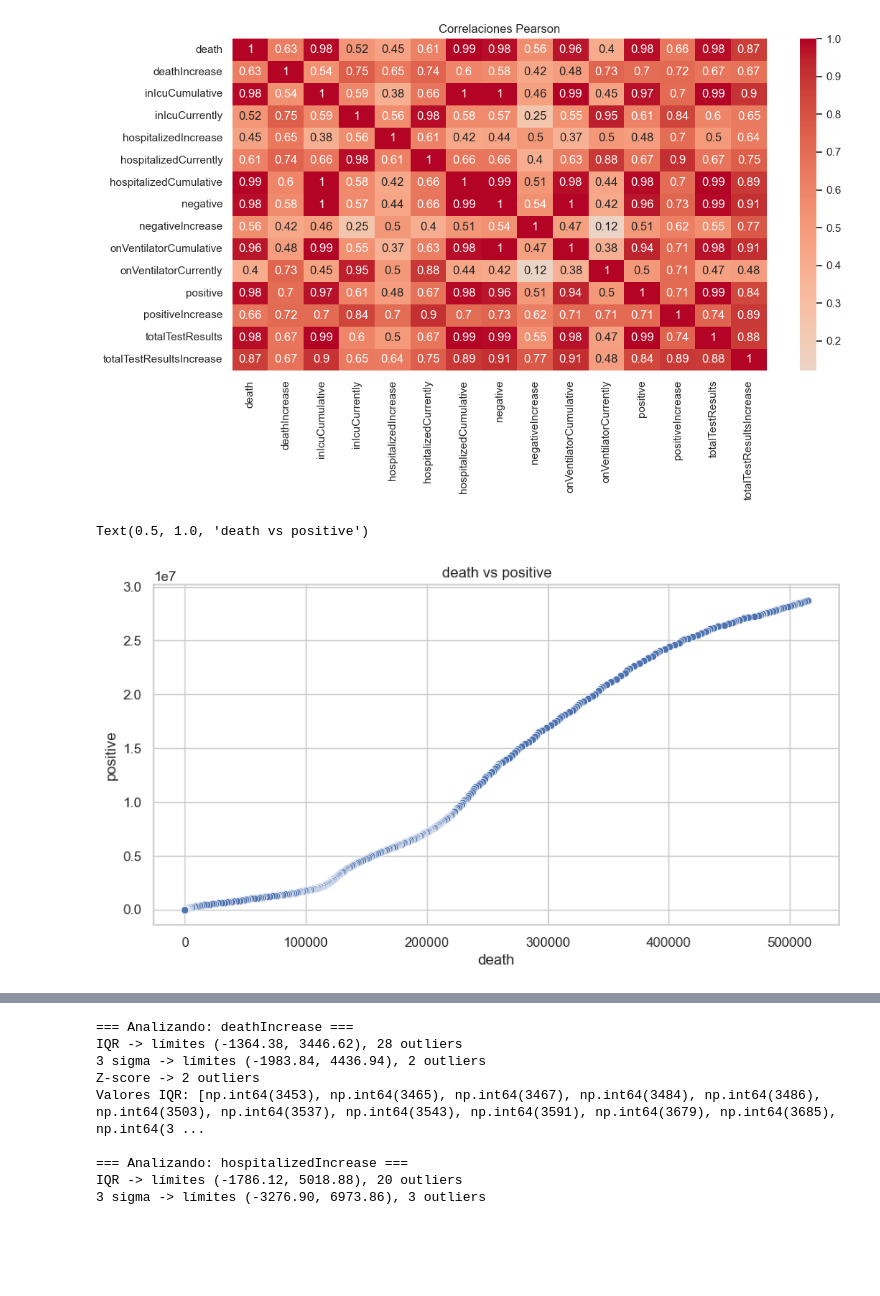
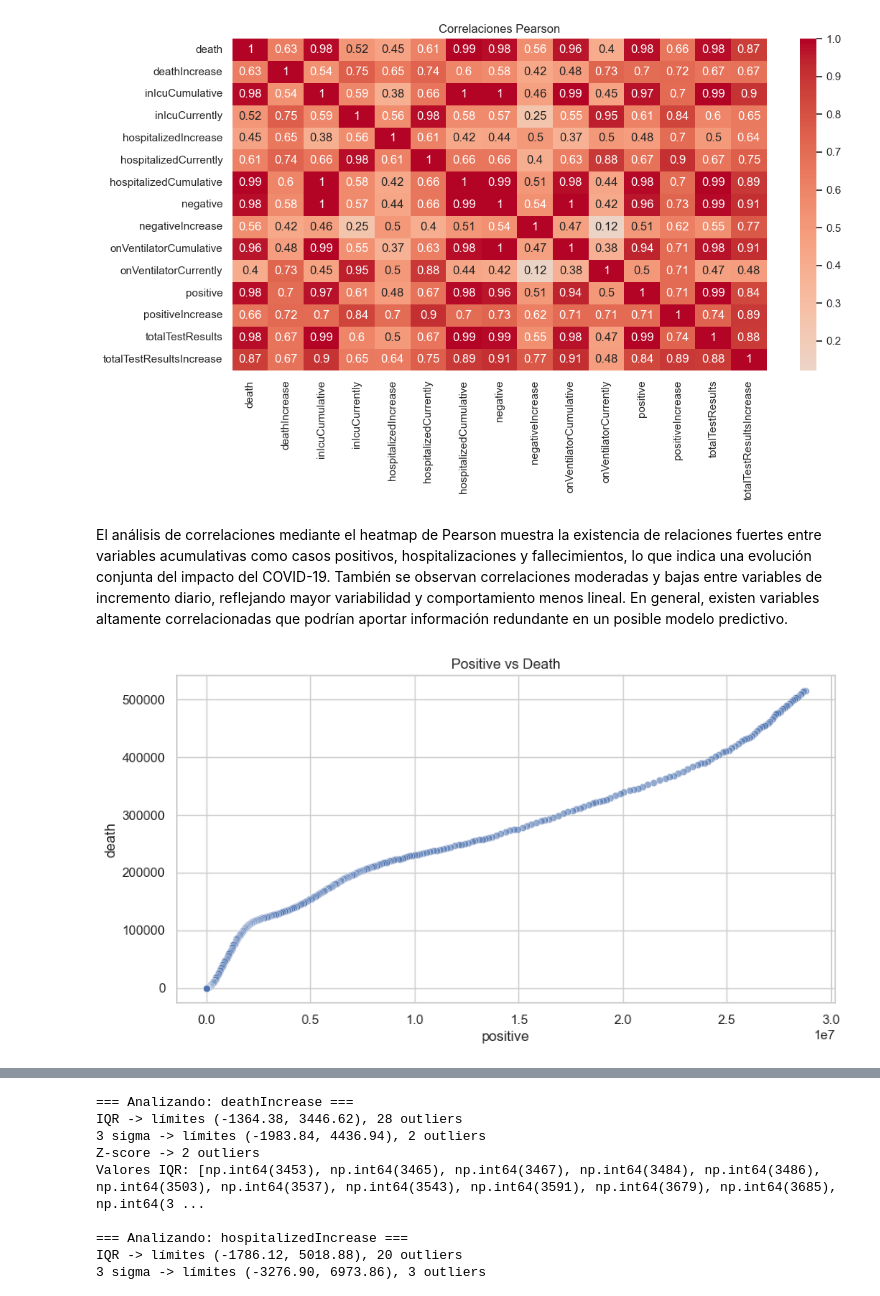
Before and after one commit to Bootcamp-DA-P2/AI-PROJECT-EDA-GRUPO5, a Jupyter notebook: eda_covid.ipynb, the cells around one changed output, grey strips where cells are left out. Cells and saved outputs as stored; diff of their text form; code cells hidden in the pictures; blank space fills up the shorter version.

Commit message:
readme  and relevant graphics added

```diff
--- a/eda_covid.ipynb
+++ b/eda_covid.ipynb
@@ -244,11 +265,13 @@ plt.title('Correlaciones Pearson')
 plt.show()
 # %% [output]
 [figure]
+# %% [markdown]
+El análisis de correlaciones mediante el heatmap de Pearson muestra la existencia de relaciones fuertes entre variables acumulativas como casos positivos, hospitalizaciones y fallecimientos, lo que indica una evolución conjunta del impacto del COVID-19. También se observan correlaciones moderadas y bajas entre variables de incremento diario, reflejando mayor variabilidad y comportamiento menos lineal. En general, existen variables altamente correlacionadas que podrían aportar información redundante en un posible modelo predictivo.
 # %%
-# Scatter con color por categoría
+# Scatter de positive vs death
 plt.figure(figsize=(10, 5))
-sns.scatterplot(data=df, x='death', y='positive')
-plt.title('death vs positive')
+sns.scatterplot(data=df, x='positive', y='death', alpha=0.6)
+plt.title('Positive vs Death')
+plt.show()
 # %% [output]
-Text(0.5, 1.0, 'death vs positive')
-[figure, old version]
+[figure, new version]
```
Also changed, not shown: parts of 80 cells of this notebook, 1 other file.
